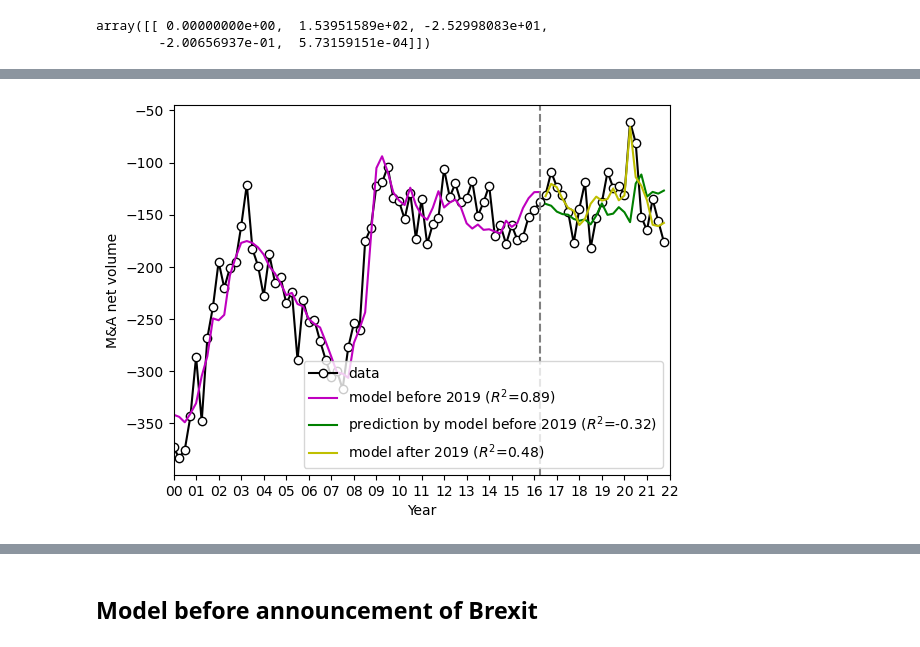
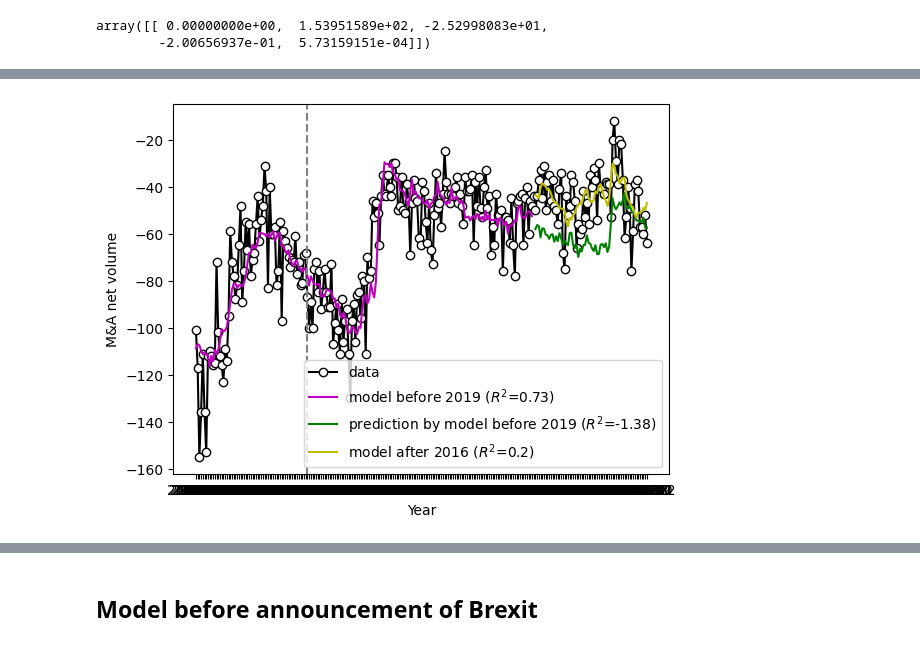
Before and after one commit to victoriawong1123/data_science_project, a Jupyter notebook: notebooks/quarterly_model.ipynb, the cells around one changed output, grey strips where cells are left out. Drawn from its saved outputs; the diff is of its cells as text; code cells hidden in the pictures.

```diff
--- a/notebooks/quarterly_model.ipynb
+++ b/notebooks/quarterly_model.ipynb
@@ -77,6 +77,7 @@ until = '2022-01'
 var_monthly = read_variable_monthly()
 var_monthly['Date'] = var_monthly['Date'].dt.to_period('M')
 var_monthly = var_monthly[var_monthly['Date'] < until]
+var_monthly['vol'] = net_vol_monthly.vol.values
 
 res = {'EXUSUK': [], 'Interest_Rate': [], 'SMI': []}
 for i in range(int(len(var_monthly)/3)):
@@ -93,13 +94,13 @@ gdp_quarter['SMI'] = res['SMI']
 # %%
 """To determine the effect the Brexit, we refer to the day of UK announcing its plan to exit the European Union as the separation date"""
 
-x_index = ['EXUSUK', 'Interest_Rate', 'SMI', 'UK_GDP']
+x_index = ['EXUSUK', 'Interest_Rate', 'SMI']
 y_index = ['vol']
 
-data = gdp_quarter
+data = var_monthly
 sep = '2016-6'
-data_before = gdp_quarter[gdp_quarter.Date < sep]
-data_after = gdp_quarter[gdp_quarter.Date > sep]
+data_before = data[data.Date < sep]
+data_after = data[data.Date > sep]
 
 """Regressing on historical transactions between Jan.2000 to June.2016"""
 X_train, Y_train = df_to_XY(data_before, xkeys=x_index, ykeys=y_index)
@@ -128,34 +129,34 @@ array([-421.25353794])
 # %%
 ax = plt.gca()
 
 x_data = data.Date.astype(str)
 ax.plot(x_data, data.vol, marker='o', color='k', mfc='white', ls='-', label='data')
 
 Y_train_pred = model_before.predict(X_train)
 x_data_before = data_before.index
 r = r2_score(Y_train, Y_train_pred,)
 ax.plot(x_data_before, Y_train_pred, color='m',
-        label=f'model before 2019 ($R^2$={round(r, 2)})')
+        label=f'model before 2016 ($R^2$={round(r, 2)})')
 
 x_data_after = data_after.index
 Y_test_pred = model_before.predict(X_test)
 r = r2_score(Y_test, Y_test_pred)
 ax.plot(x_data_after, Y_test_pred, color='g',
-        label=f'prediction by model before 2019 ($R^2$={round(r, 2)})')
+        label=f'prediction by model before 2016 ($R^2$={round(r, 2)})')
 
 
 """Using model based on data before June.2016 to predict for 2016 - 2021"""
 Y_test_pred = model_after.predict(X_test)
 r = r2_score(Y_test, Y_test_pred)
 ax.plot(x_data_after, Y_test_pred, color='y',
-        label=f'model after 2019 ($R^2$={round(r, 2)})')
+        label=f'model after 2016 ($R^2$={round(r, 2)})')
 
 ax.axvline(65, ls='--', color='gray')
-plt.xticks(ticks=range(0, 89, 4), labels=[str(i).zfill(2) for i in range(0, 23, 1)])
-ax.set_xlim(0, 88)
+# plt.xticks(ticks=range(0, 89, 4), labels=[str(i).zfill(2) for i in range(0, 23, 1)])
+# ax.set_xlim(0, 88)
 ax.set_ylabel('M&A net volume')
 ax.set_xlabel('Year')
 # ax.set_ylim(0, -500)
 ax.legend(loc=0, frameon=True);
 # %% [output]
-[figure, old version]
+[figure, new version]
```
Also changed, not shown: parts of 45 cells of this notebook.
